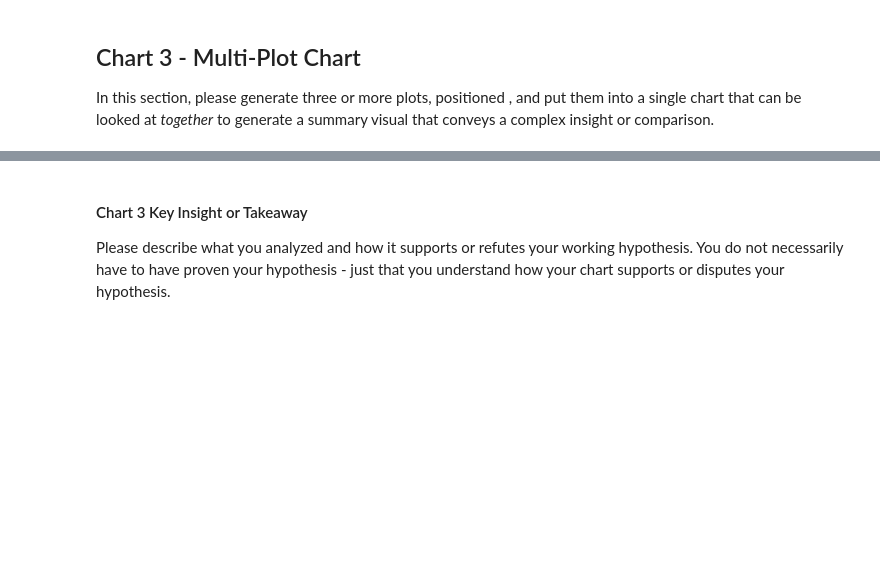
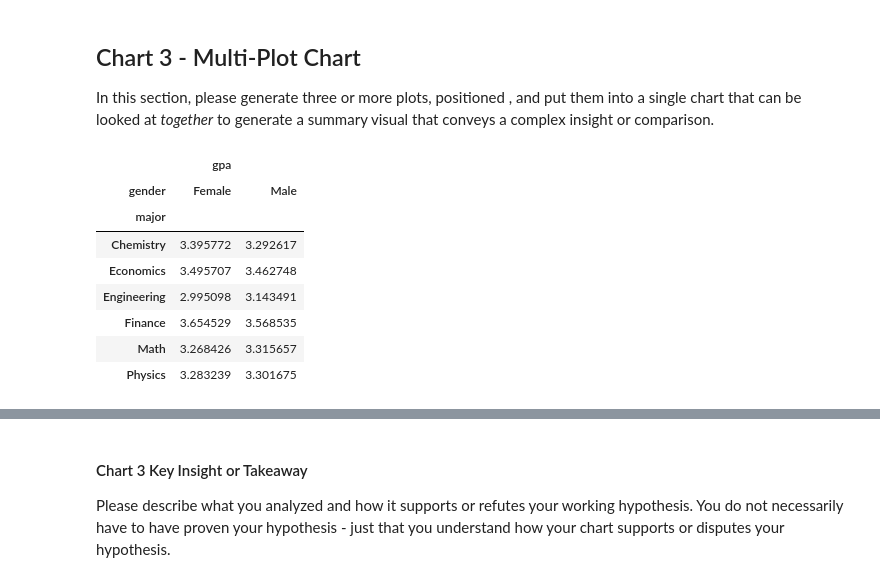
Before and after one commit to jasonshu8/MSDS_631, a Jupyter notebook: Homeworks/Homework 8/MSDS_631_Homework_8.ipynb, the cells around one changed output, grey strips where cells are left out. Saved outputs shown, nothing was run; the diff lists cells and outputs as text; code cells hidden in the pictures; blank space fills up the shorter version.

```diff
--- a/Homeworks/Homework 8/MSDS_631_Homework_8.ipynb
+++ b/Homeworks/Homework 8/MSDS_631_Homework_8.ipynb
@@ -73,0 +117,14 @@ In this section, please generate three or more plots, positioned , and put them
+# %%
+major_gpa = student_info.groupby(['major', 'gender'])[['gpa']].mean().unstack()
+
+major_gpa
+# %% [output]
+|  | gpa |  |
+| gender | Female | Male |
+| major |  |  |
+| Chemistry | 3.395772 | 3.292617 |
+| Economics | 3.495707 | 3.462748 |
+| Engineering | 2.995098 | 3.143491 |
+| Finance | 3.654529 | 3.568535 |
+| Math | 3.268426 | 3.315657 |
+| Physics | 3.283239 | 3.301675 |
```
Also changed, not shown: parts of 15 cells of this notebook, 2 other files.
